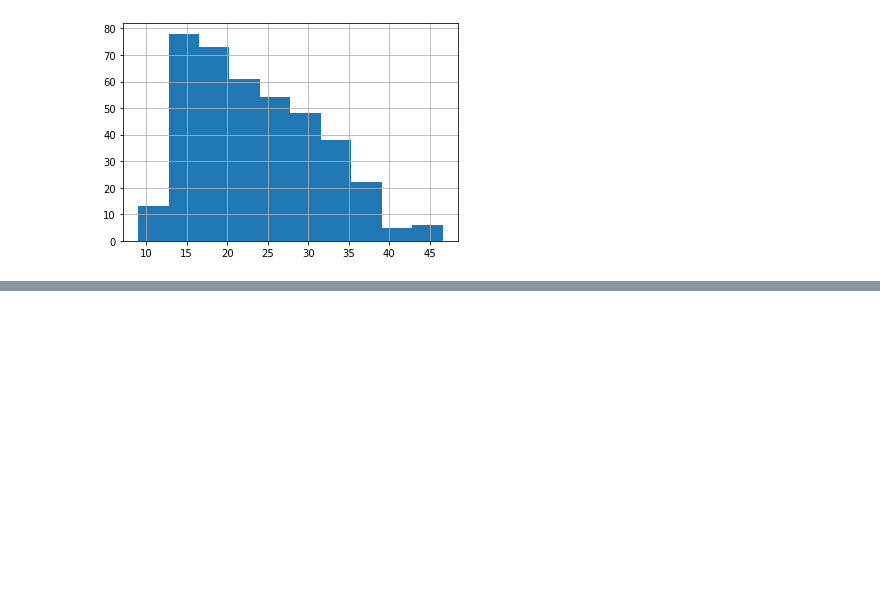
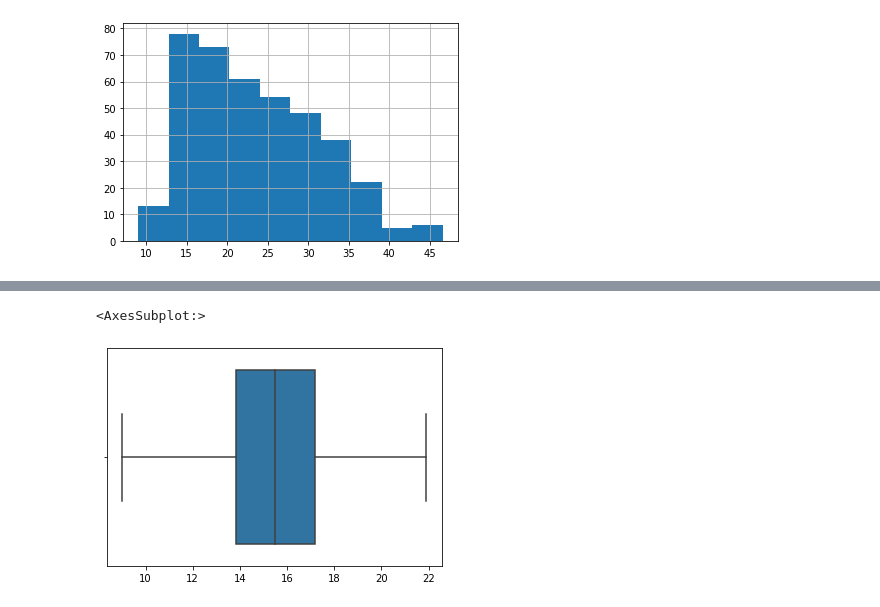
Before and after one commit to shrutikatkade/DM___, a Jupyter notebook: Practical-01.ipynb, the cells around one changed output, grey strips where cells are left out. Saved outputs shown, nothing was run; the diff lists cells and outputs as text; code cells hidden in the pictures; blank space fills up the shorter version.

```diff
--- a/Practical-01.ipynb
+++ b/Practical-01.ipynb
@@ -440,0 +606,5 @@ x_df['mpg'].hist()
+# %%
+sns.boxplot(x = df_table_win)
+# %% [output]
+<AxesSubplot:>
+[figure, added]
```
Also changed, not shown: parts of 90 cells of this notebook, 1 other file.
